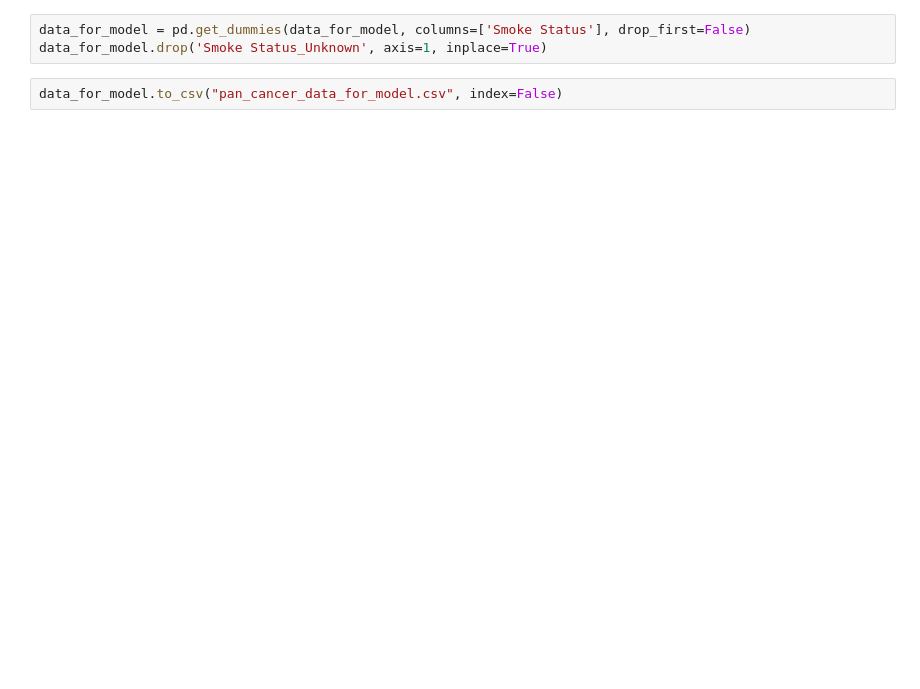
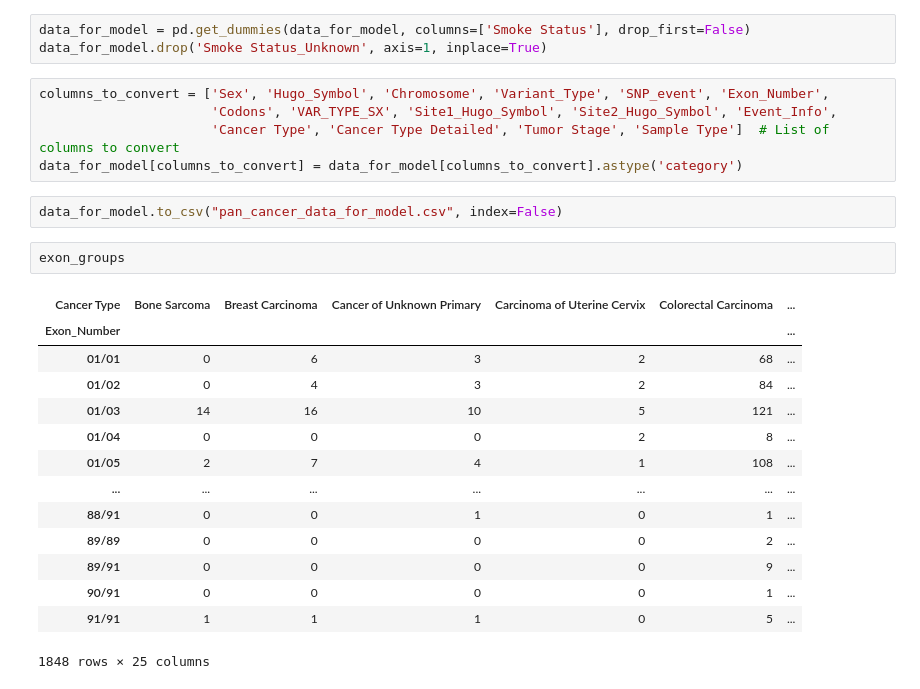
Before and after one commit to Taneun/OncoHypothesis-LLM-Ranker, a Jupyter notebook: pan_cancer/tal_data_preprocessing_new.ipynb, the cells around one changed output. Saved outputs shown, nothing was run; the diff lists cells and outputs as text; blank space fills up the shorter version.

```diff
--- a/pan_cancer/tal_data_preprocessing_new.ipynb
+++ b/pan_cancer/tal_data_preprocessing_new.ipynb
@@ -220,5 +227,27 @@ data_for_model.head(50)
 # %%
 data_for_model = pd.get_dummies(data_for_model, columns=['Smoke Status'], drop_first=False)
 data_for_model.drop('Smoke Status_Unknown', axis=1, inplace=True)
+# %%
+columns_to_convert = ['Sex', 'Hugo_Symbol', 'Chromosome', 'Variant_Type', 'SNP_event', 'Exon_Number',
+                      'Codons', 'VAR_TYPE_SX', 'Site1_Hugo_Symbol', 'Site2_Hugo_Symbol', 'Event_Info',
+                      'Cancer Type', 'Cancer Type Detailed', 'Tumor Stage', 'Sample Type']  # List of columns to convert
+data_for_model[columns_to_convert] = data_for_model[columns_to_convert].astype('category')
 # %%
 data_for_model.to_csv("pan_cancer_data_for_model.csv", index=False)
+# %%
+exon_groups
+# %% [output]
+| Cancer Type | Bone Sarcoma | Breast Carcinoma | Cancer of Unknown Primary | Carcinoma of Uterine Cervix | Colorectal Carcinoma | ... |
+| Exon_Number |  |  |  |  |  | ... |
+| 01/01 | 0 | 6 | 3 | 2 | 68 | ... |
+| 01/02 | 0 | 4 | 3 | 2 | 84 | ... |
+| 01/03 | 14 | 16 | 10 | 5 | 121 | ... |
+| 01/04 | 0 | 0 | 0 | 2 | 8 | ... |
+| 01/05 | 2 | 7 | 4 | 1 | 108 | ... |
+| ... | ... | ... | ... | ... | ... | ... |
+| 88/91 | 0 | 0 | 1 | 0 | 1 | ... |
+| 89/89 | 0 | 0 | 0 | 0 | 2 | ... |
+| 89/91 | 0 | 0 | 0 | 0 | 9 | ... |
+| 90/91 | 0 | 0 | 0 | 0 | 1 | ... |
+| 91/91 | 1 | 1 | 1 | 0 | 5 | ... |
+1848 rows × 25 columns
```
Also changed, not shown: parts of 13 cells of this notebook, 3 other files.
